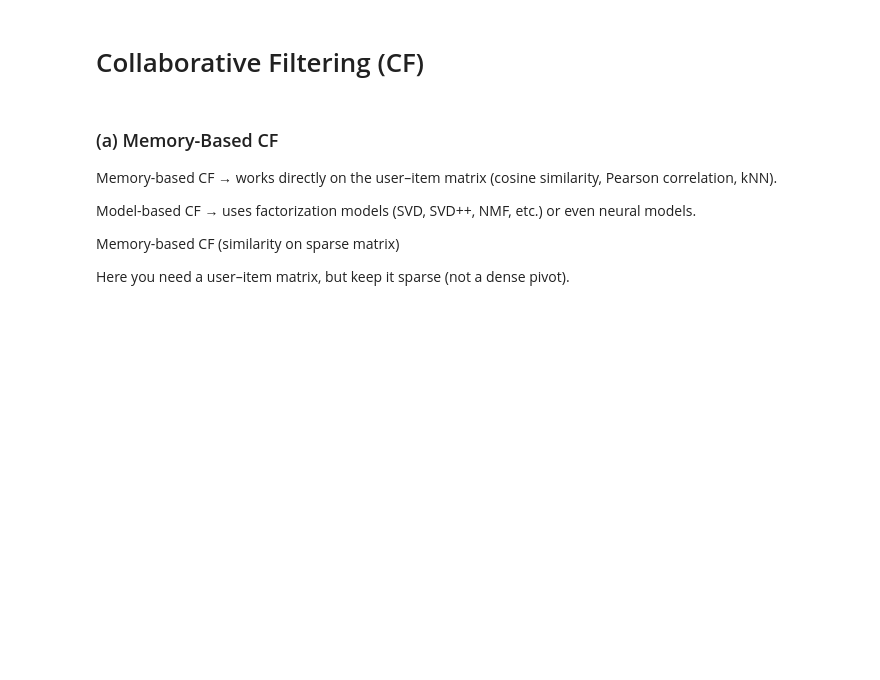
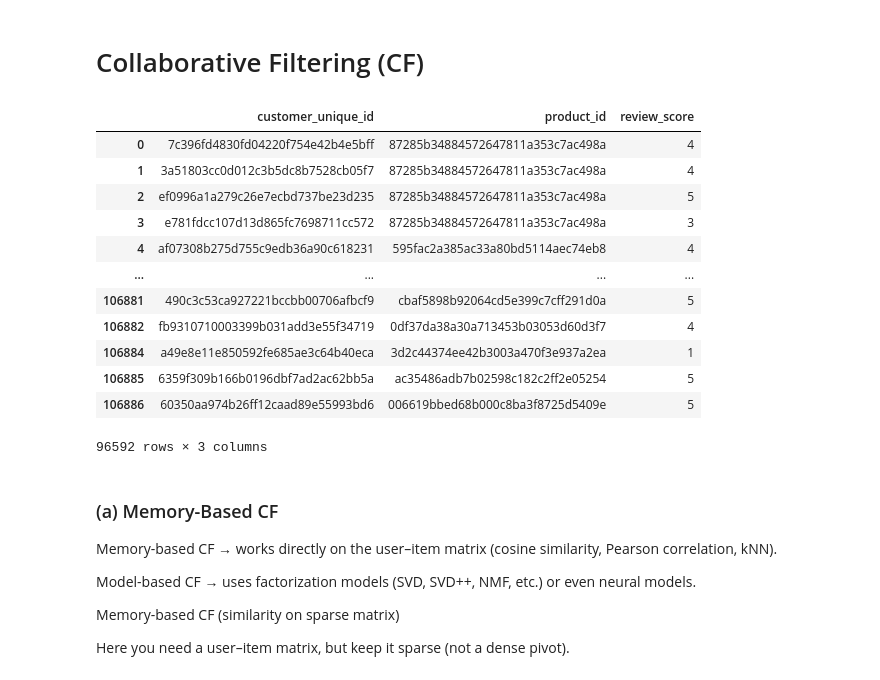
Before and after one commit to Daviedavie100/ML_MachineLearning, a Jupyter notebook: ecommerce.ipynb, the cells around one changed output. Cells and saved outputs as stored; diff of their text form; code cells hidden in the pictures; blank space fills up the shorter version.

```diff
--- a/ecommerce.ipynb
+++ b/ecommerce.ipynb
@@ -830,3 +808,9 @@ orders = (clean_orders
 # %%
-orders
+brazilian_ecommerce_1 = (clean_orders
+        .merge(order_items_dataset, on='order_id', how='inner')
+        .merge(products_dataset, on='product_id', how='inner')
+        .merge(customers_dataset, on='customer_id', how='inner')
+        .merge(order_reviews_dataset, on='order_id', how='inner')
+    )
+brazilian_ecommerce_1.head()
 # %% [output]
@@ -934,0 +823,5 @@ brazilian_ecommerce.isna().sum()
+# %%
+# Now select only your needed columns
+brazilian_ecommerce = brazilian_ecommerce_1[['customer_unique_id', 'product_id', 'review_score',
+               'product_category_name', 'product_price', 'customer_state']].drop_duplicates()
+brazilian_ecommerce.head()
@@ -934,0 +835,4 @@ brazilian_ecommerce.isna().sum()
+# %%
+# rename column
+brazilian_ecommerce = brazilian_ecommerce.rename(columns={'review_score': 'ratings'})
+brazilian_ecommerce.describe()
@@ -952,8 +911,22 @@ brazilian_ecommerce_clean.describe()
 # Collaborative Filtering (CF)
 # %%
 # required columns for CF
-cf_data=brazilian_ecommerce_clean[['customer_unique_id', 'product_id', 'review_score']].drop_duplicates()
+cf_data=brazilian_ecommerce_clean[['customer_unique_id', 'product_id', 'ratings']].drop_duplicates()
 cf_data
+# %% [output]
+|  | customer_unique_id | product_id | review_score |
+| 0 | 7c396fd4830fd04220f754e42b4e5bff | 87285b34884572647811a353c7ac498a | 4 |
+| 1 | 3a51803cc0d012c3b5dc8b7528cb05f7 | 87285b34884572647811a353c7ac498a | 4 |
+| 2 | ef0996a1a279c26e7ecbd737be23d235 | 87285b34884572647811a353c7ac498a | 5 |
+| 3 | e781fdcc107d13d865fc7698711cc572 | 87285b34884572647811a353c7ac498a | 3 |
+| 4 | af07308b275d755c9edb36a90c618231 | 595fac2a385ac33a80bd5114aec74eb8 | 4 |
+| ... | ... | ... | ... |
+| 106881 | 490c3c53ca927221bccbb00706afbcf9 | cbaf5898b92064cd5e399c7cff291d0a | 5 |
+| 106882 | fb9310710003399b031add3e55f34719 | 0df37da38a30a713453b03053d60d3f7 | 4 |
+| 106884 | a49e8e11e850592fe685ae3c64b40eca | 3d2c44374ee42b3003a470f3e937a2ea | 1 |
+| 106885 | 6359f309b166b0196dbf7ad2ac62bb5a | ac35486adb7b02598c182c2ff2e05254 | 5 |
+| 106886 | 60350aa974b26ff12caad89e55993bd6 | 006619bbed68b000c8ba3f8725d5409e | 5 |
+96592 rows × 3 columns
 # %% [markdown]
 ### (a) Memory-Based CF
 
```
Also changed, not shown: parts of 20 cells of this notebook.
